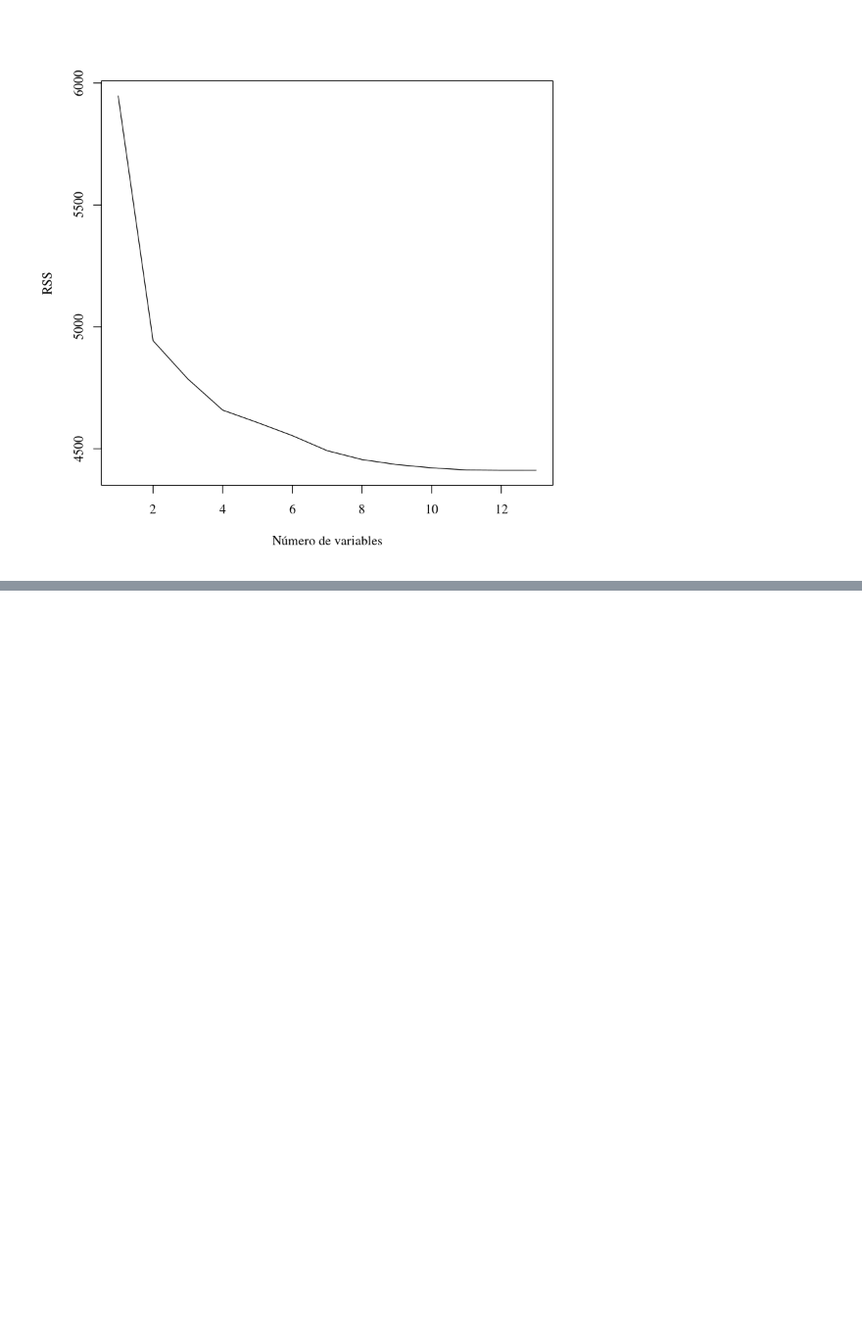
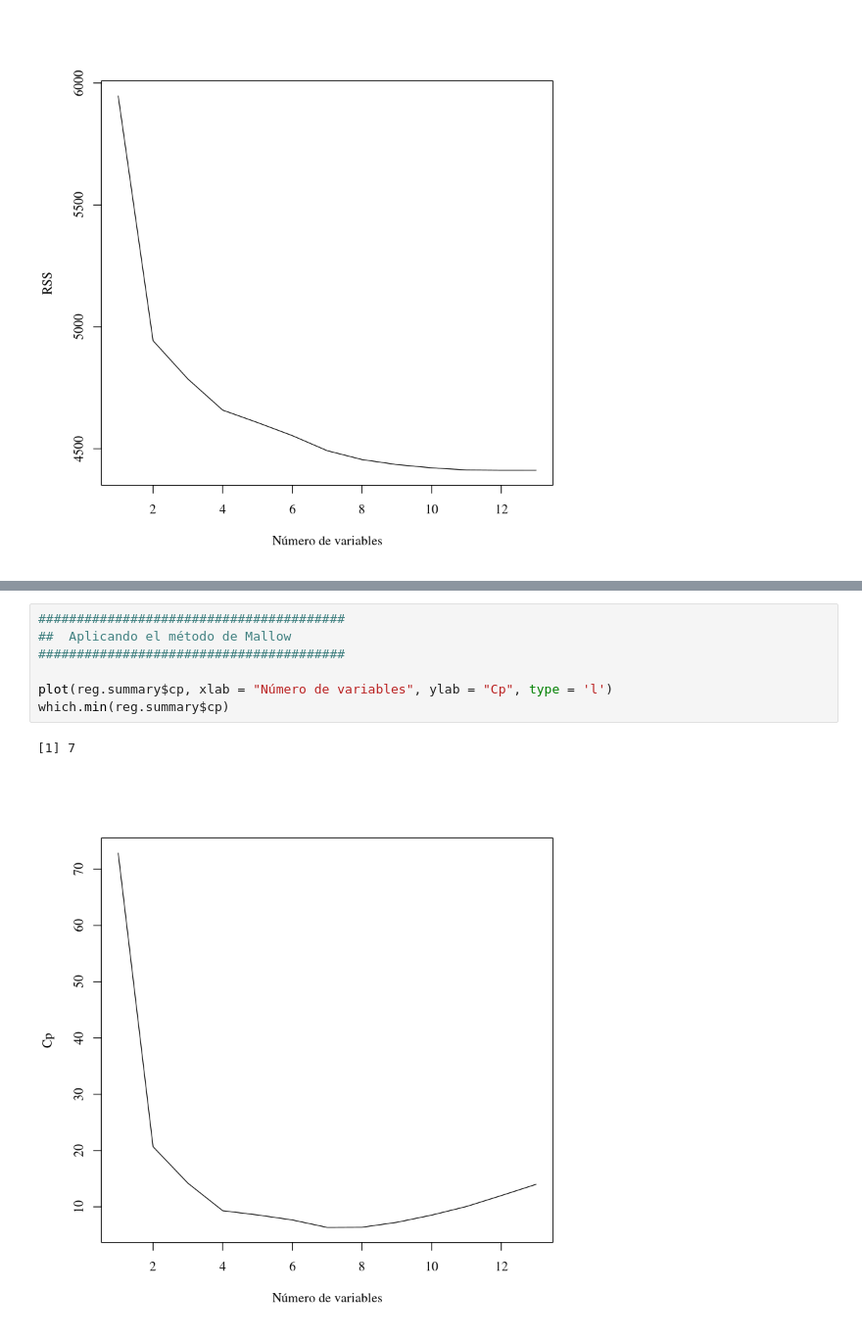
Before and after one commit to jgomezz/MsEstadAplic_MetodosEstadisticos, a Jupyter notebook: RegresionAplicada-13-SeleccionDeVariables.ipynb, the cells around one changed output, grey strips where cells are left out. Shown at 98% size. Saved outputs shown, nothing was run; the diff lists cells and outputs as text; blank space fills up the shorter version.

```diff
--- a/RegresionAplicada-13-SeleccionDeVariables.ipynb
+++ b/RegresionAplicada-13-SeleccionDeVariables.ipynb
@@ -160,0 +177,10 @@ plot(reg.summary$adjr2, xlab = "Número de variables", ylab = "Adjusted RSq", ty
+# %%
+########################################
+##  Aplicando el método de Mallow
+########################################
+
+plot(reg.summary$cp, xlab = "Número de variables", ylab = "Cp", type = 'l')
+which.min(reg.summary$cp)
+# %% [output]
+[1] 7
+[figure, added]
```
Also changed, not shown: parts of 11 cells of this notebook.
